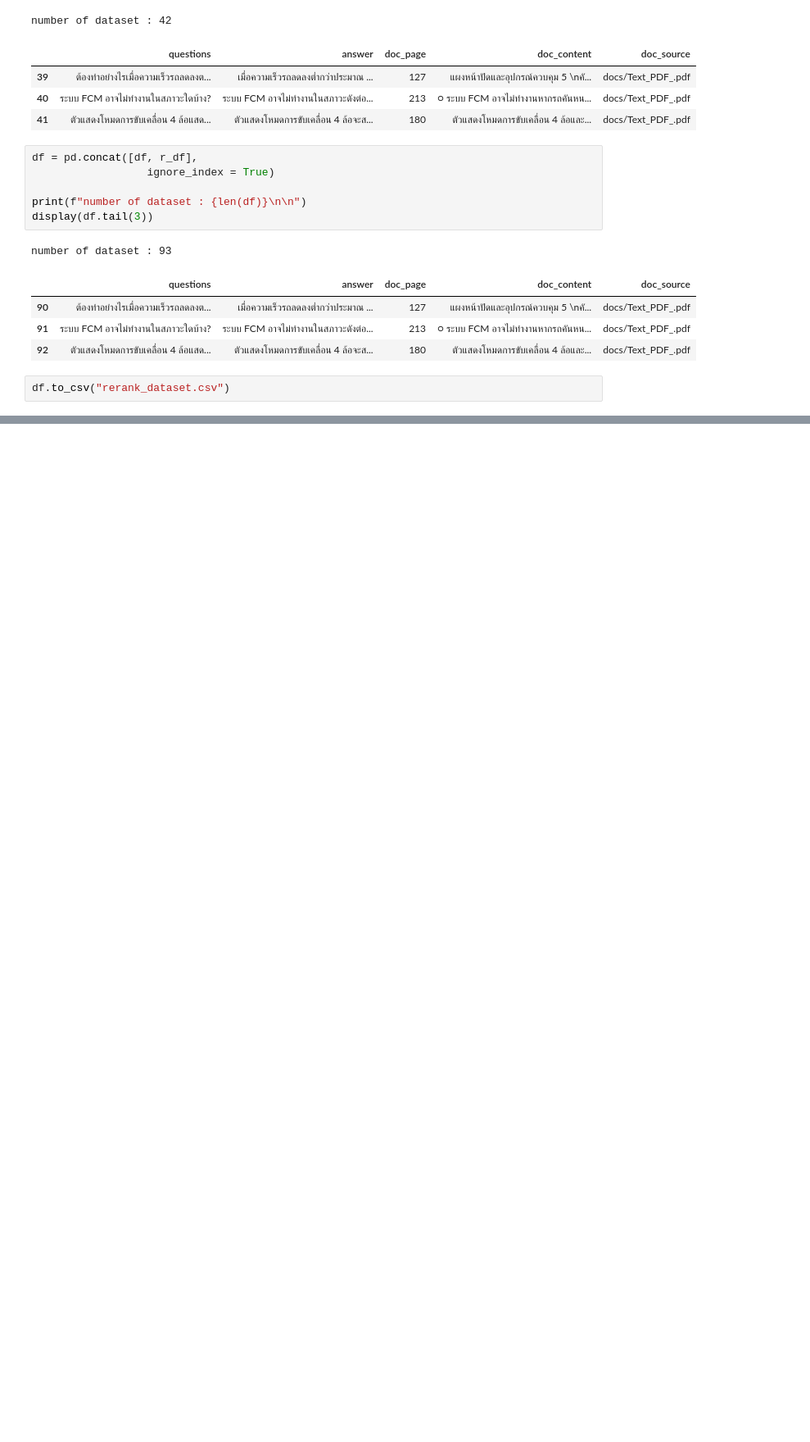
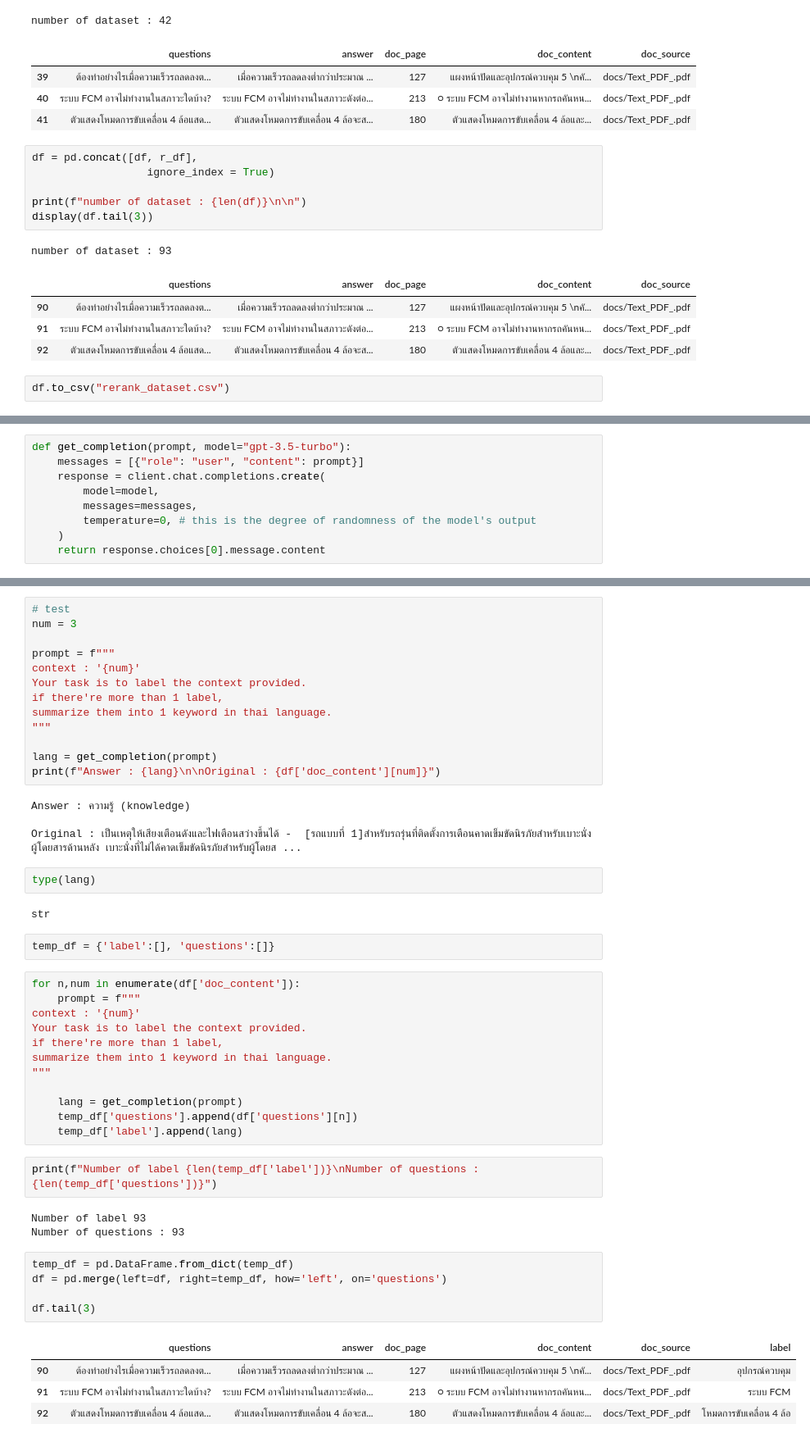
Before and after one commit to HikariJadeEmpire/PDF_Chatbot_ByChatGPT, a Jupyter notebook: llm_experiment.ipynb, the cells around one changed output, grey strips where cells are left out. Shown at 82% size. Cells and saved outputs as stored; diff of their text form; blank space fills up the shorter version.

```diff
--- a/llm_experiment.ipynb
+++ b/llm_experiment.ipynb
@@ -192,0 +199,9 @@ df.to_csv("rerank_dataset.csv")
+# %%
+def get_completion(prompt, model="gpt-3.5-turbo"):
+    messages = [{"role": "user", "content": prompt}]
+    response = client.chat.completions.create(
+        model=model,
+        messages=messages,
+        temperature=0, # this is the degree of randomness of the model's output
+    )
+    return response.choices[0].message.content
@@ -192,0 +217,50 @@ df.to_csv("rerank_dataset.csv")
+# %%
+# test
+num = 3
+
+prompt = f"""
+context : '{num}'
+Your task is to label the context provided.
+if there're more than 1 label,
+summarize them into 1 keyword in thai language.
+"""
+
+lang = get_completion(prompt)
+print(f"Answer : {lang}\n\nOriginal : {df['doc_content'][num]}")
+# %% [output]
+Answer : ความรู้ (knowledge)
+
+Original : เป็นเหตุให้เสียงเตือนดังและไฟเตือนสว่างขึ้นได้ -  [รถแบบที่ 1]สําหรับรถรุ่นที่ติดตั้งการเตือนคาดเข็มขัดนิรภัยสําหรับเบาะนั่งผู้โดยสารด้านหลัง เบาะนั่งที่ไม่ได้คาดเข็มขัดนิรภัยสําหรับผู้โดยส ...
+# %%
+type(lang)
+# %% [output]
+str
+# %%
+temp_df = {'label':[], 'questions':[]}
+# %%
+for n,num in enumerate(df['doc_content']):
+    prompt = f"""
+context : '{num}'
+Your task is to label the context provided.
+if there're more than 1 label,
+summarize them into 1 keyword in thai language.
+"""
+
+    lang = get_completion(prompt)
+    temp_df['questions'].append(df['questions'][n])
+    temp_df['label'].append(lang)
+# %%
+print(f"Number of label {len(temp_df['label'])}\nNumber of questions : {len(temp_df['questions'])}")
+# %% [output]
+Number of label 93
+Number of questions : 93
+# %%
+temp_df = pd.DataFrame.from_dict(temp_df)
+df = pd.merge(left=df, right=temp_df, how='left', on='questions')
+
+df.tail(3)
+# %% [output]
+|  | questions | answer | doc_page | doc_content | doc_source | label |
+| 90 | ต้องทำอย่างไรเมื่อความเร็วรถลดลงต... | เมื่อความเร็วรถลดลงต่ำกว่าประมาณ ... | 127 | แผงหน้าปัดและอุปกรณ์ควบคุม 5 \nคั... | docs/Text_PDF_.pdf | อุปกรณ์ควบคุม |
+| 91 | ระบบ FCM อาจไม่ทำงานในสภาวะใดบ้าง? | ระบบ FCM อาจไม่ทำงานในสภาวะดังต่อ... | 213 | ○ ระบบ FCM อาจไม่ทํางานหากรถคันหน... | docs/Text_PDF_.pdf | ระบบ FCM |
+| 92 | ตัวแสดงโหมดการขับเคลื่อน 4 ล้อแสด... | ตัวแสดงโหมดการขับเคลื่อน 4 ล้อจะส... | 180 | ตัวแสดงโหมดการขับเคลื่อน 4 ล้อและ... | docs/Text_PDF_.pdf | โหมดการขับเคลื่อน 4 ล้อ |
```
Also changed, not shown: parts of 10 cells of this notebook, 2 other files.
